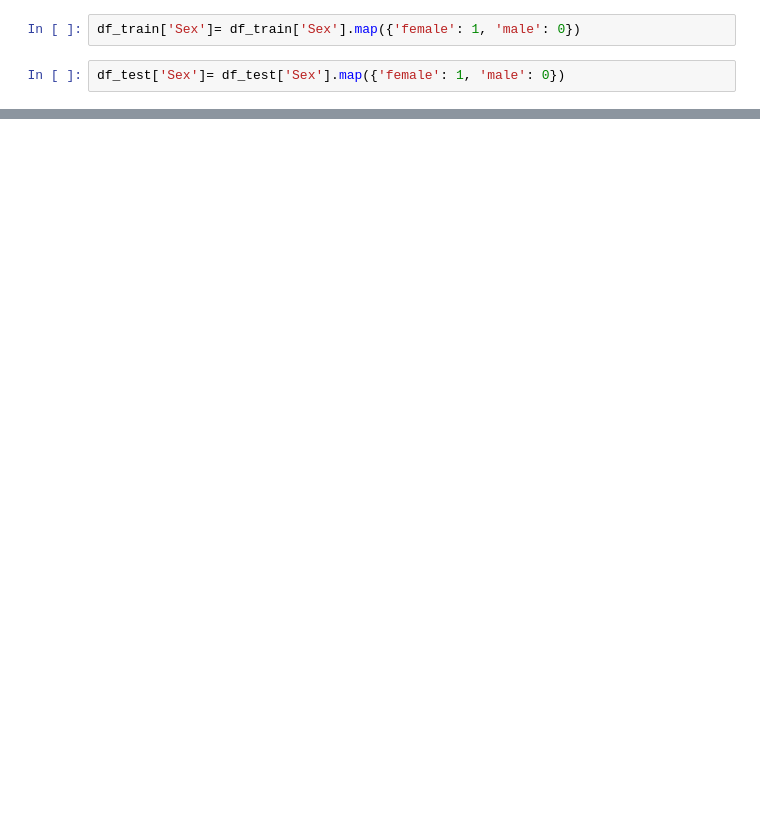
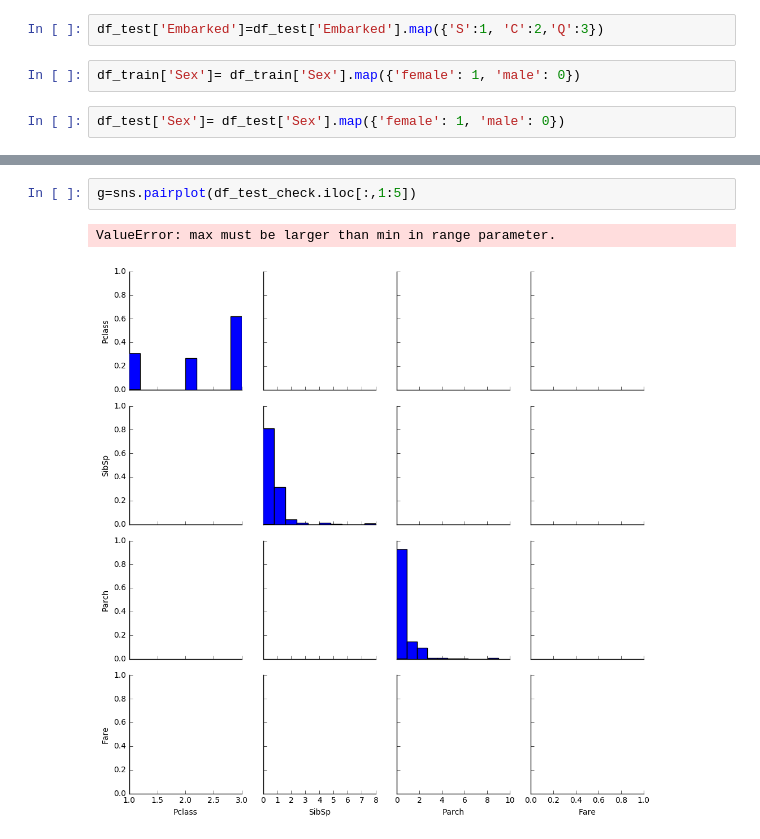
Before and after one commit to Bunseki2/TitanicDa, a Jupyter notebook: Titanic_explore.ipynb, the cells around one changed output, grey strips where cells are left out. Saved outputs shown, nothing was run; the diff lists cells and outputs as text; blank space fills up the shorter version.

```diff
--- a/Titanic_explore.ipynb
+++ b/Titanic_explore.ipynb
@@ -78,5 +51,7 @@ df_train.head()
 # %%
 df_train['Embarked']=df_train['Embarked'].map({'S':1, 'C':2,'Q':3})
+# %%
+df_test['Embarked']=df_test['Embarked'].map({'S':1, 'C':2,'Q':3})
 # %%
 df_train['Sex']= df_train['Sex'].map({'female': 1, 'male': 0})
 # %%
@@ -141 +144,6 @@ ValueError: max must be larger than min in range parameter.
+# %%
+g=sns.pairplot(df_test_check.iloc[:,1:5])
+# %% [output]
+ValueError: max must be larger than min in range parameter.
+[figure, added]
 # %%
```
Also changed, not shown: parts of 31 cells of this notebook.
